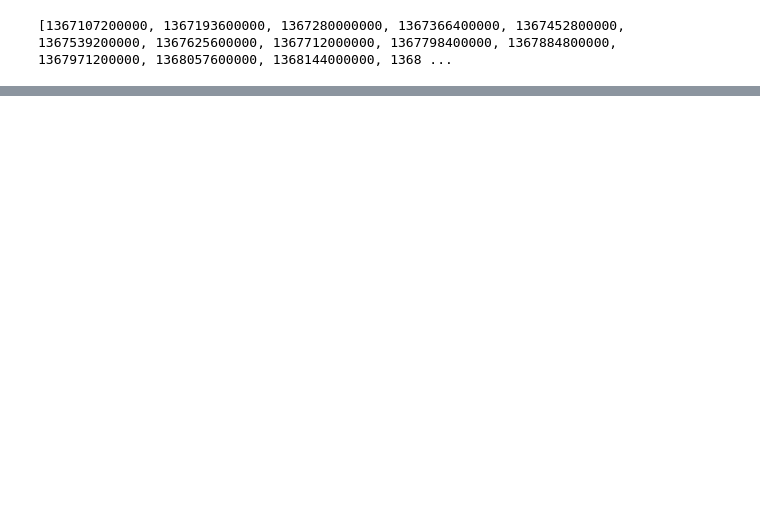
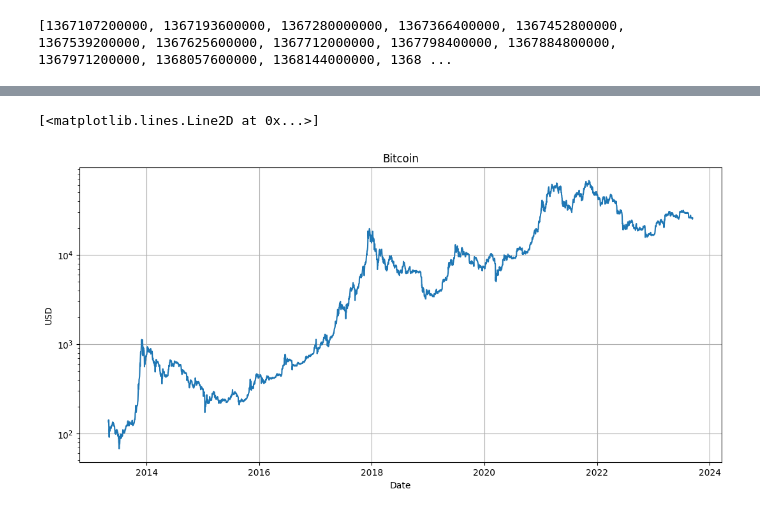
Before and after one commit to tristanSoldenhoff/Crypto-Project-Repo, a Jupyter notebook: jupyter notebook tests/Untitled.ipynb, the cells around one changed output, grey strips where cells are left out. Drawn from its saved outputs; the diff is of its cells as text; code cells hidden in the pictures; blank space fills up the shorter version.

Commit message:
added graph x and y major/minor ticks

```diff
--- a/jupyter notebook tests/Untitled.ipynb
+++ b/jupyter notebook tests/Untitled.ipynb
@@ -14,11 +14,19 @@ for i in data['prices']:
     unix_time.append(i[0])
     price.append(i[1])
 print(unix_time)
+
+human_time = []
+for i in unix_time:
+    human_time.append(datetime.datetime.fromtimestamp(i/1000))
 # %% [output]
 [1367107200000, 1367193600000, 1367280000000, 1367366400000, 1367452800000, 1367539200000, 1367625600000, 1367712000000, 1367798400000, 1367884800000, 1367971200000, 1368057600000, 1368144000000, 1368 ...
 # %%
-for i in unix_time:
-    human_time.append(datetime.datetime.fromtimestamp(i/1000))
-human_time = datetime.datetime.fromtimestamp(unix_time/1000)
-print(human_time)
+
+
+print(type(price[0]))
+print(len(human_time))
+print(len(price))
+
+for i in range(0,len(human_time)):
+    print(str(human_time[i]) + '\t' + str(price[i]))
 # %% [output]
@@ -42,0 +50,11 @@ TypeError: unsupported operand type(s) for /: 'list' and 'int'
+# %%
+fig, ax = plt.subplots(figsize=(13, 6))
+ax.title.set_text('Bitcoin')
+ax.set_xlabel('Date')
+ax.set_ylabel('USD')
+ax.set_yscale('log')
+ax.grid(visible=True, which='major', axis='both')
+ax.plot(human_time, price)
+# %% [output]
+[<matplotlib.lines.Line2D at 0x...>]
+[figure, added]
```
Also changed, not shown: parts of 4 cells of this notebook, 1 other file.
